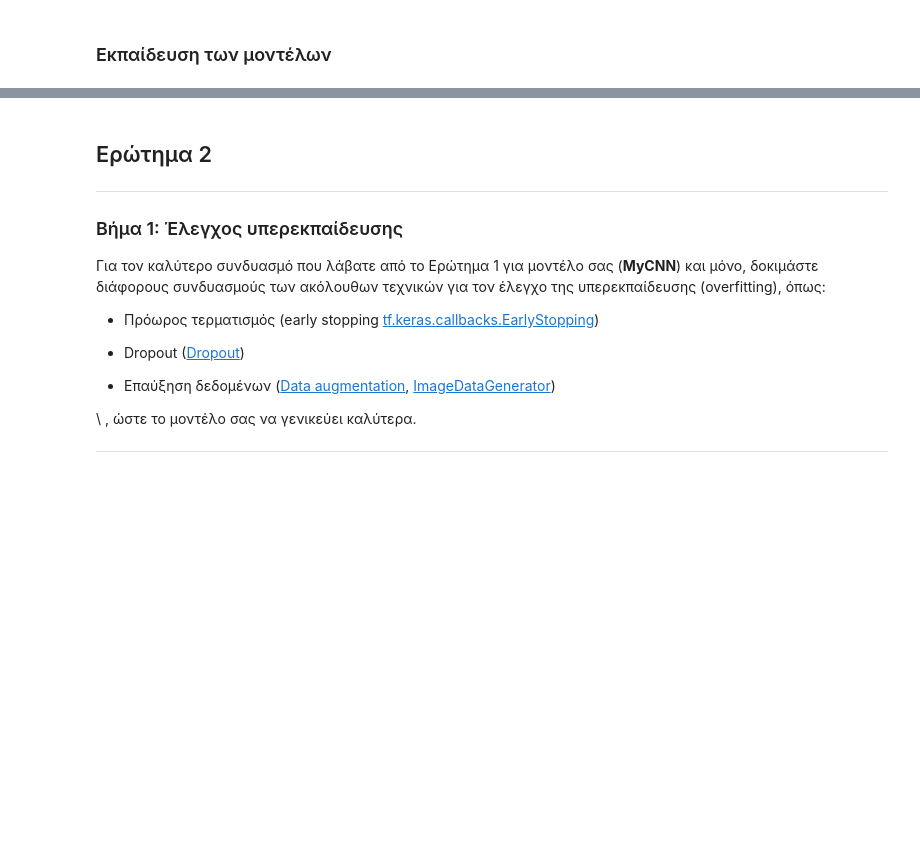
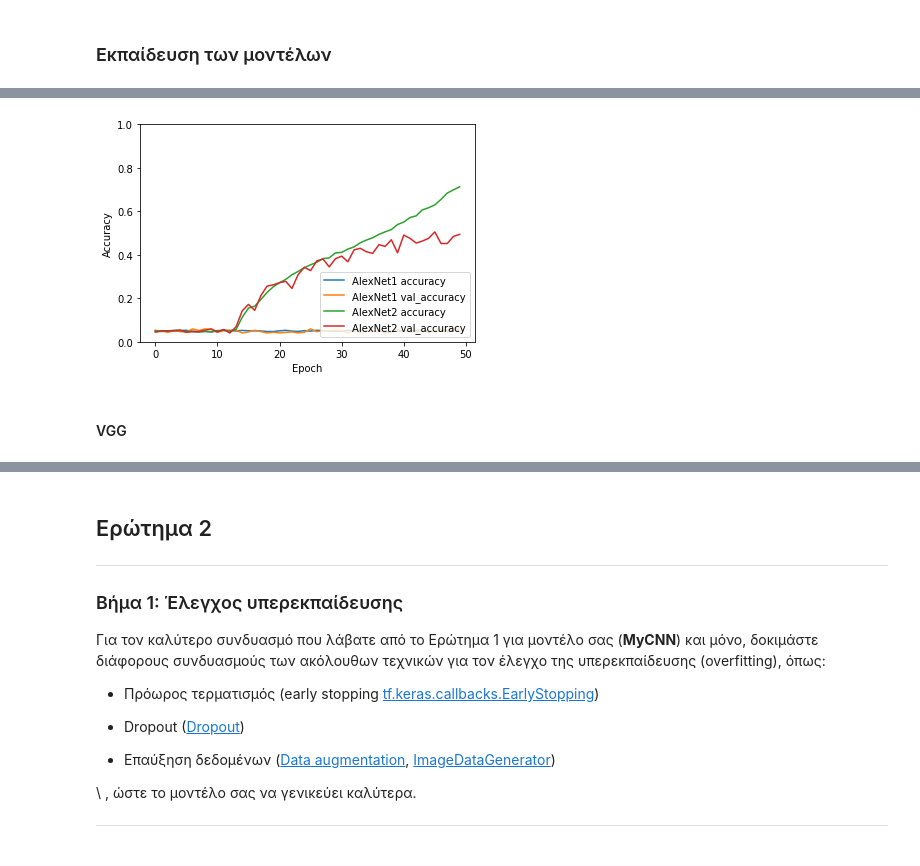
Before and after one commit to nikolastas/Image-and-Video-Analysis-and-Technology, a Jupyter notebook: ask2/2η_Ομαδική_Άσκηση.ipynb, the cells around one changed output, grey strips where cells are left out. Saved outputs shown, nothing was run; the diff lists cells and outputs as text; code cells hidden in the pictures; blank space fills up the shorter version.

```diff
--- a/ask2/2η_Ομαδική_Άσκηση.ipynb
+++ b/ask2/2η_Ομαδική_Άσκηση.ipynb
@@ -419,7 +464,7 @@ print_graph(LeNet_history_2, LeNet_model_2)
 # %%
 
 AlexNet_model_1 = AlexNet()
-AlexNet_model_1.compile(optimizer=tf.keras.optimizers.Nadam(),
+AlexNet_model_1.compile('adam',
                 loss= tf.keras.losses.SparseCategoricalCrossentropy(),
                 metrics=['accuracy'])
 AlexNet_history_1 = AlexNet_model_1.fit(x_train, y_train_to20, epochs=50, batch_size=85,validation_data=(x_val, y_val_to20))
@@ -535,0 +704,4 @@ Epoch 50/50
+# %%
+print_2_arch_together(AlexNet_history_1, AlexNet_history_2, "AlexNet1", "AlexNet2")
+# %% [output]
+[figure, added]
@@ -535,0 +710,2 @@ Epoch 50/50
+# %% [markdown]
+#### VGG
```
Also changed, not shown: parts of 71 cells of this notebook.
